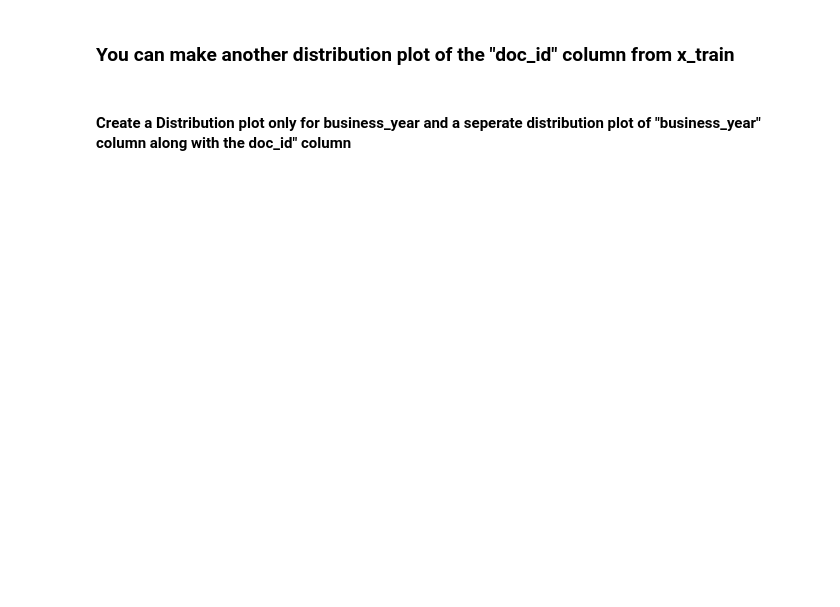
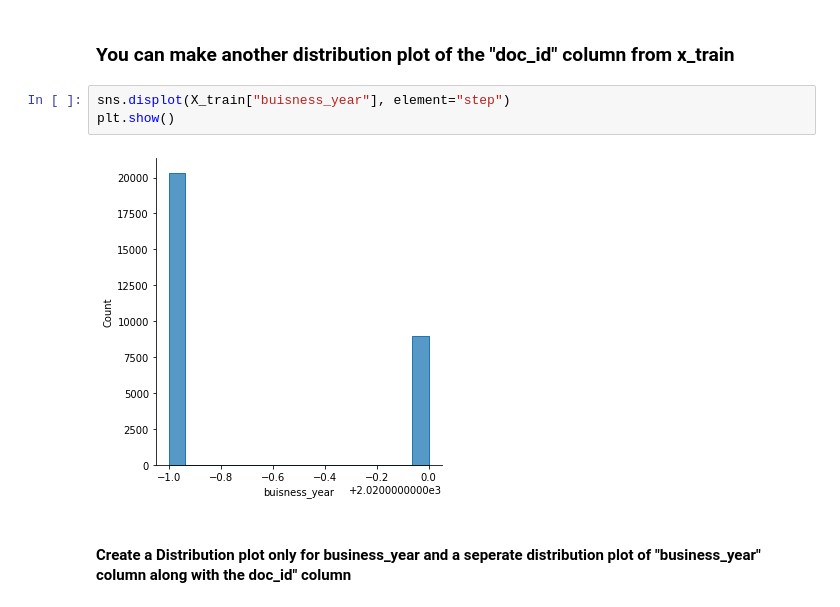
Before and after one commit to nooobcoder/HighRadiusTraining, a Jupyter notebook: project1/Revised Project.ipynb, the cells around one changed output. Drawn from its saved outputs; the diff is of its cells as text; blank space fills up the shorter version.

```diff
--- a/project1/Revised Project.ipynb
+++ b/project1/Revised Project.ipynb
@@ -676,4 +701,9 @@ X_val.shape, X_test.shape, y_val.shape, y_test.shape
 # %% [markdown]
 ### You can make another distribution plot of the "doc_id" column from x_train
+# %%
+sns.displot(X_train["buisness_year"], element="step")
+plt.show()
+# %% [output]
+[figure, added]
 # %% [markdown]
 #### Create a Distribution plot only for business_year and a seperate distribution plot of "business_year" column along with the doc_id" column
```
Also changed, not shown: parts of 14 cells of this notebook.
